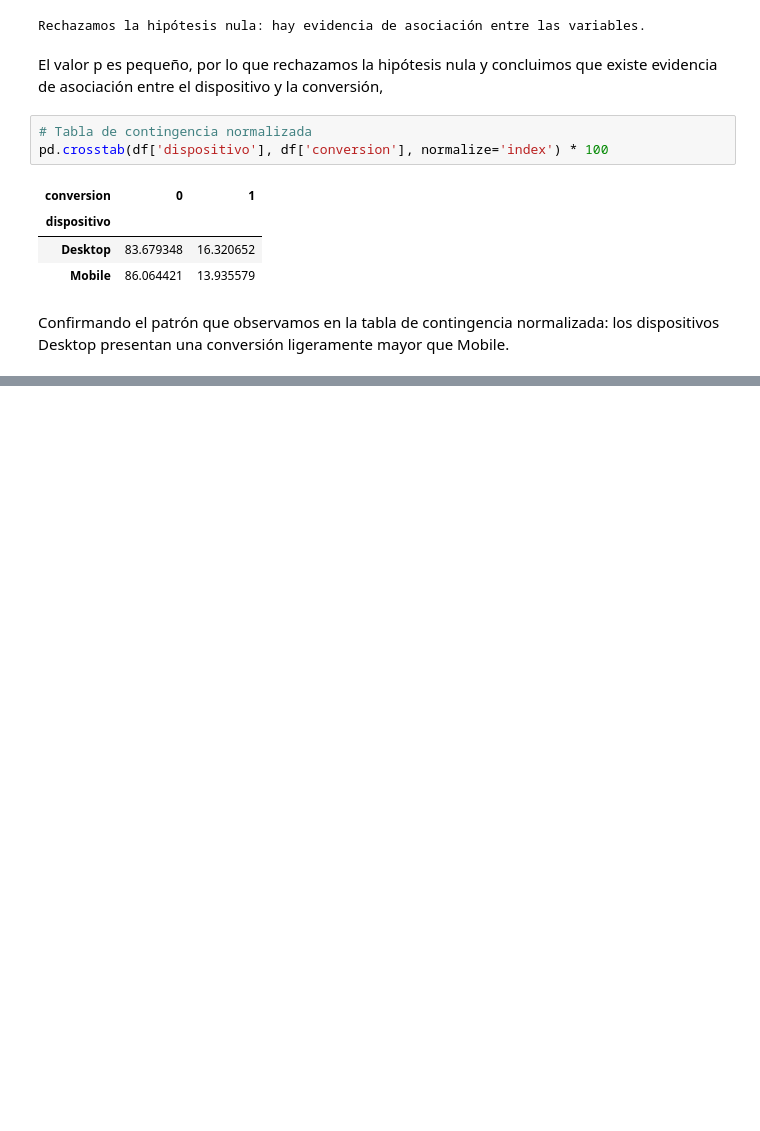
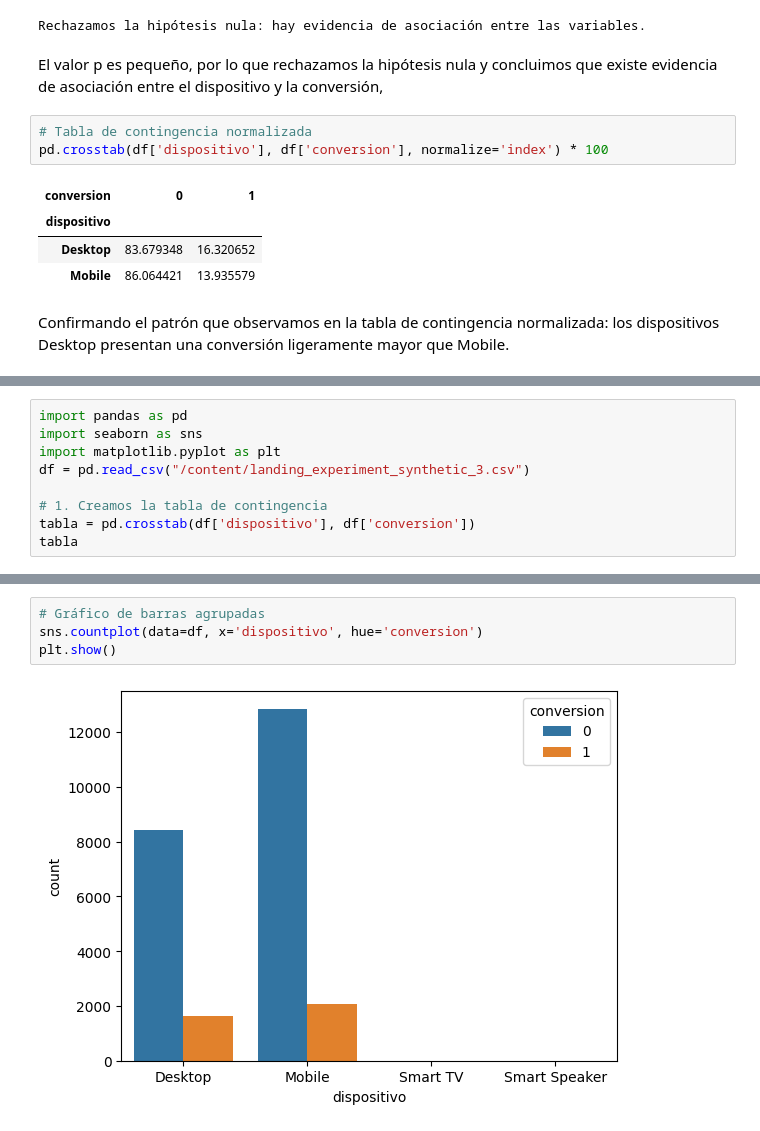
Before and after one commit to camiloch28/landing_experiment_synthetic-analysis, a Jupyter notebook: landing-experiment-analysis.ipynb, the cells around one changed output, grey strips where cells are left out. Cells and saved outputs as stored; diff of their text form; blank space fills up the shorter version.

Commit message:
21/08/2026 Add: graficos de barras

```diff
--- a/landing-experiment-analysis.ipynb
+++ b/landing-experiment-analysis.ipynb
@@ -693,0 +696,9 @@ Confirmando el patrón que observamos en la tabla de contingencia normalizada: l
+# %%
+import pandas as pd
+import seaborn as sns
+import matplotlib.pyplot as plt
+df = pd.read_csv("/content/landing_experiment_synthetic_3.csv")
+
+# 1. Creamos la tabla de contingencia
+tabla = pd.crosstab(df['dispositivo'], df['conversion'])
+tabla
@@ -693,0 +712,6 @@ Confirmando el patrón que observamos en la tabla de contingencia normalizada: l
+# %%
+# Gráfico de barras agrupadas
+sns.countplot(data=df, x='dispositivo', hue='conversion')
+plt.show()
+# %% [output]
+[figure, added]
```
Also changed, not shown: parts of 25 cells of this notebook.
